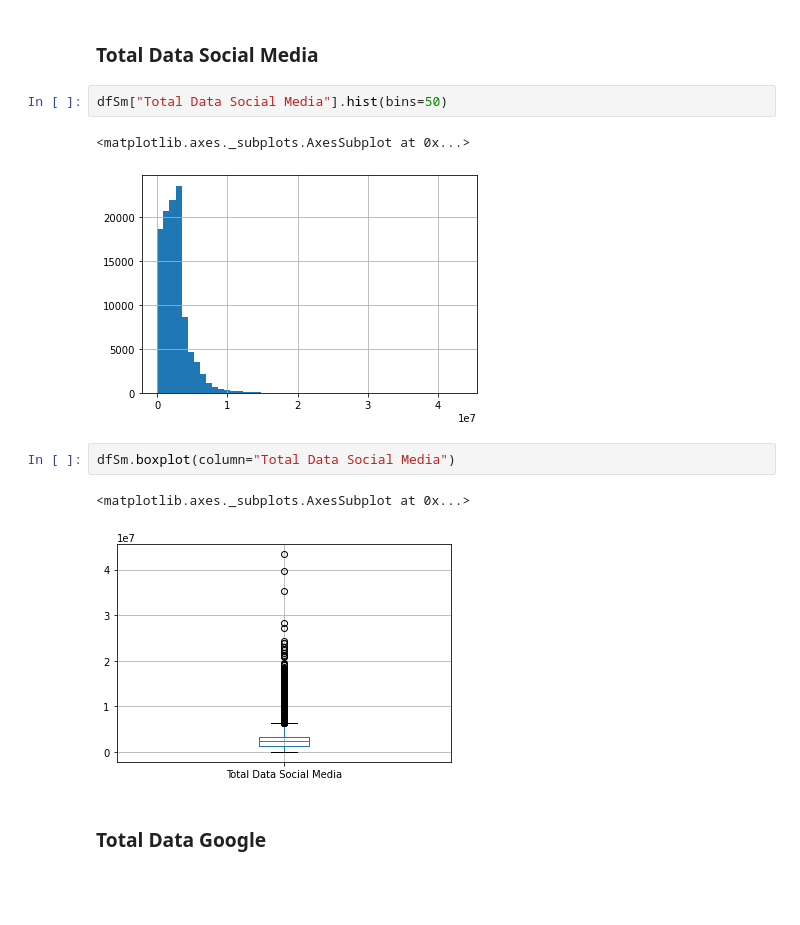
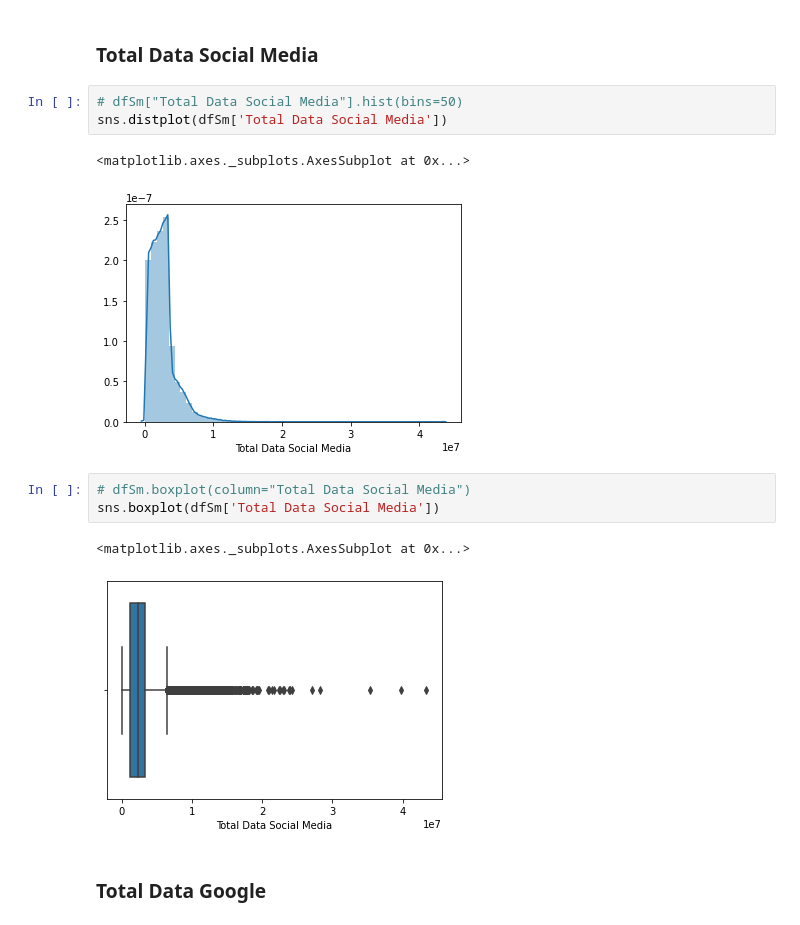
Before and after one commit to Jabor047/10acad, a Jupyter notebook: Week 2/week_2_solution.ipynb, the cells around one changed output. Cells and saved outputs as stored; diff of their text form; blank space fills up the shorter version.

```diff
--- a/Week 2/week_2_solution.ipynb
+++ b/Week 2/week_2_solution.ipynb
@@ -543,15 +543,17 @@ dfUp.boxplot(column="Total Uploaded Data (Bytes)")
 # %% [markdown]
 ### Total Data Social Media
 # %%
-dfSm["Total Data Social Media"].hist(bins=50)
+# dfSm["Total Data Social Media"].hist(bins=50)
+sns.distplot(dfSm['Total Data Social Media'])
 # %% [output]
 <matplotlib.axes._subplots.AxesSubplot at 0x...>
-[figure, old version]
+[figure, new version]
 # %%
-dfSm.boxplot(column="Total Data Social Media")
+# dfSm.boxplot(column="Total Data Social Media")
+sns.boxplot(dfSm['Total Data Social Media'])
 # %% [output]
 <matplotlib.axes._subplots.AxesSubplot at 0x...>
-[figure, old version]
+[figure, new version]
 # %% [markdown]
 ### Total Data Google
 # %%
```
Also changed, not shown: parts of 54 cells of this notebook, 1 other file.
